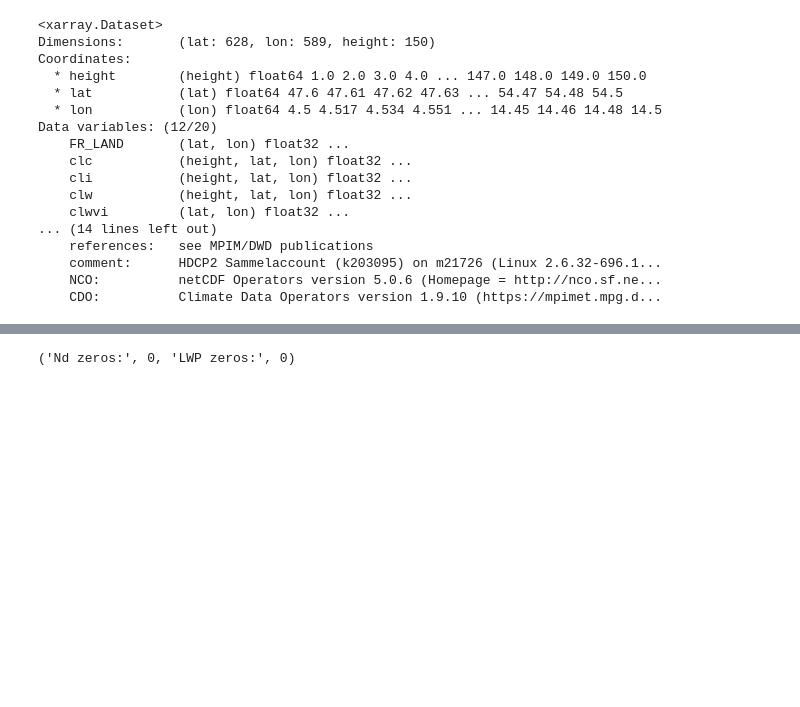
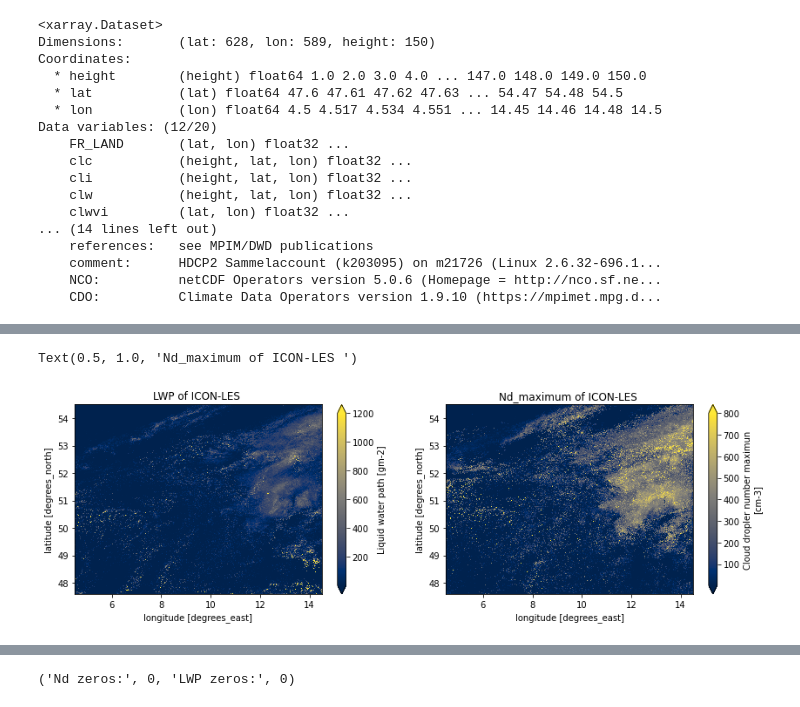
Before and after one commit to jesseniagonzalezv/ICON_RTTOV, a Jupyter notebook: code_test/Untitled.ipynb, the cells around one changed output, grey strips where cells are left out. Drawn from its saved outputs; the diff is of its cells as text; code cells hidden in the pictures; blank space fills up the shorter version.

```diff
--- a/code_test/Untitled.ipynb
+++ b/code_test/Untitled.ipynb
@@ -137,0 +98,11 @@ df_1d.head()
+# %%
+fig = plt.figure(figsize=(14, 4))
+plt.subplot(121)
+ds.lwp.plot(cmap = "cividis", vmin=2, vmax = 1200)
+plt.gca().set_title(f"LWP of ICON-LES ")
+plt.subplot(122)
+ds.Nd_max.plot(cmap = "cividis", vmin=2, vmax = 800)
+plt.gca().set_title(f"Nd_maximum of ICON-LES ")
+# %% [output]
+Text(0.5, 1.0, 'Nd_maximum of ICON-LES ')
+[figure, added]
```
Also changed, not shown: parts of 26 cells of this notebook, 5 other files.
